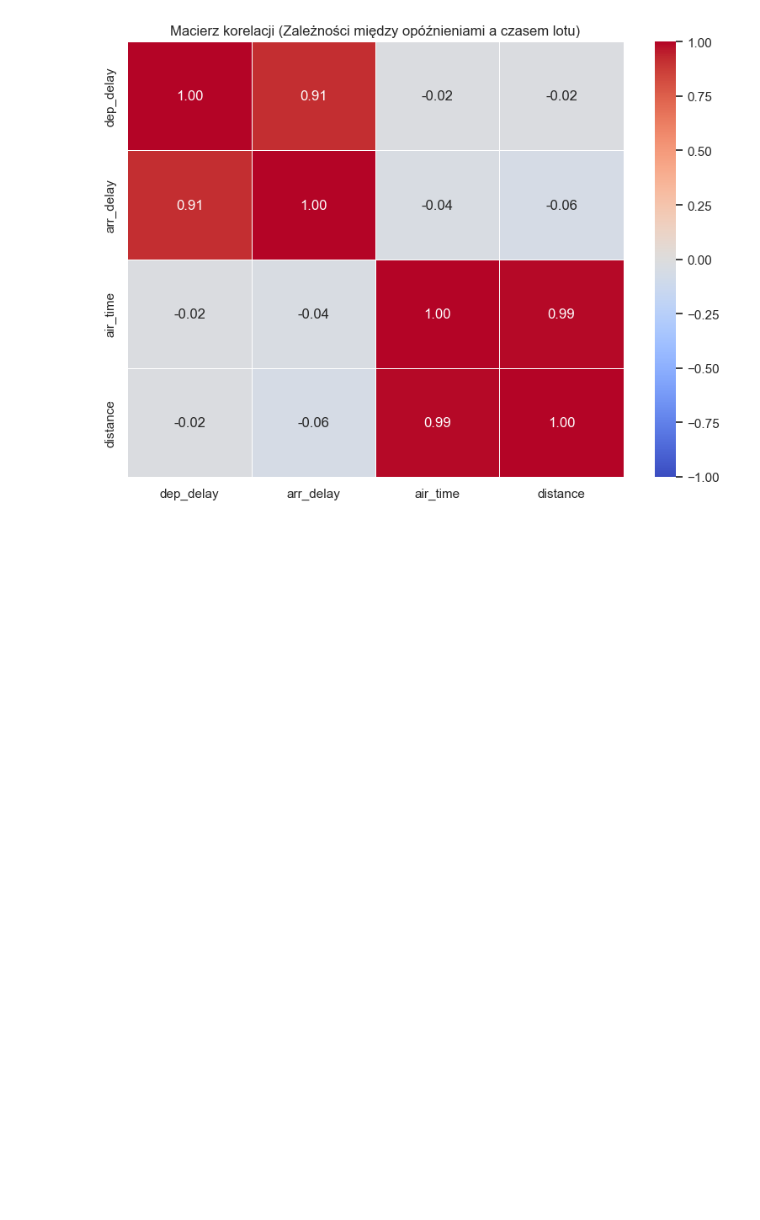
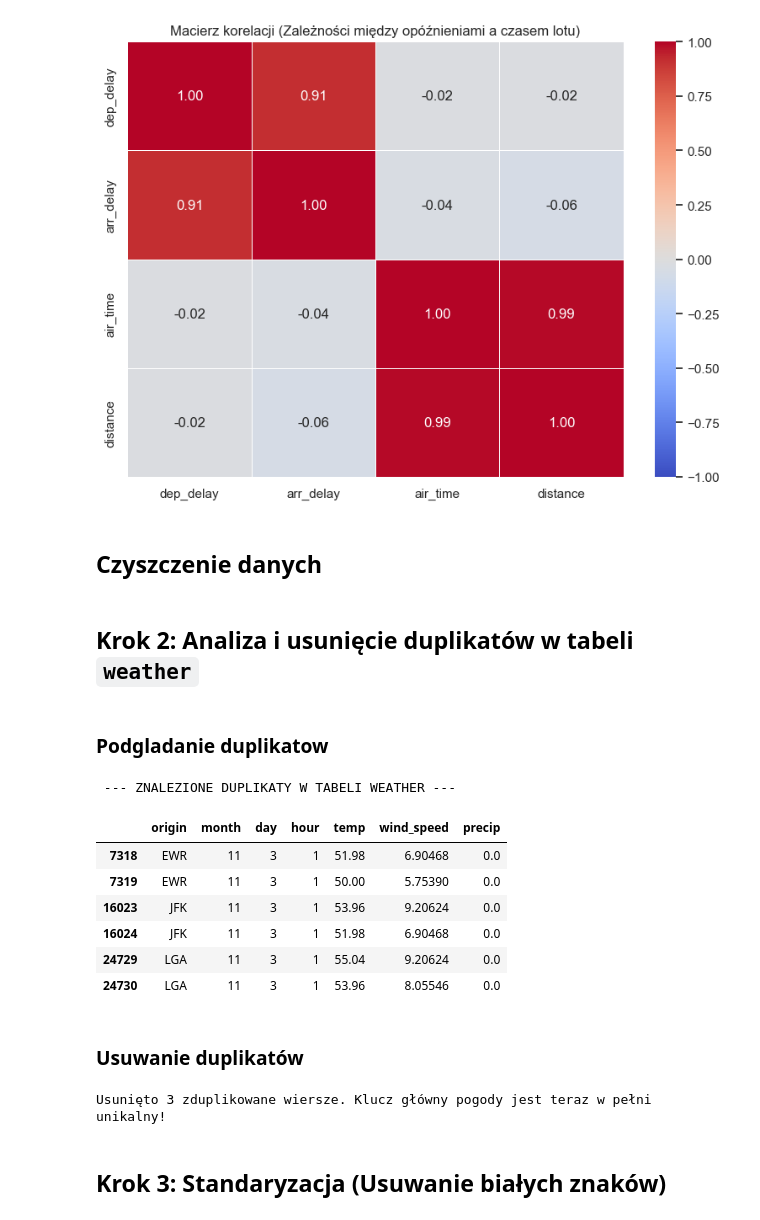
Before and after one commit to xShyen/KursZPythona, a Jupyter notebook: analiza.ipynb, the cells around one changed output. Drawn from its saved outputs; the diff is of its cells as text; code cells hidden in the pictures; blank space fills up the shorter version.

```diff
--- a/analiza.ipynb
+++ b/analiza.ipynb
@@ -348,3 +348,36 @@ plt.tight_layout()
 plt.show()
 # %% [output]
 [figure]
+# %% [markdown]
+## Czyszczenie danych
+# %% [markdown]
+## Krok 2: Analiza i usunięcie duplikatów w tabeli `weather`
+# %% [markdown]
+### Podgladanie duplikatow
+# %%
+klucze_pogody = ['origin', 'year', 'month', 'day', 'hour']
+maska_duplikatow = weather.duplicated(subset=klucze_pogody, keep=False)
+duplikaty_wiersze = weather[maska_duplikatow].sort_values(by=klucze_pogody)
+print(" --- ZNALEZIONE DUPLIKATY W TABELI WEATHER ---")
+display(duplikaty_wiersze[['origin', 'month', 'day', 'hour', 'temp', 'wind_speed', 'precip']])
+# %% [output]
+ --- ZNALEZIONE DUPLIKATY W TABELI WEATHER ---
+|  | origin | month | day | hour | temp | wind_speed | precip |
+| 7318 | EWR | 11 | 3 | 1 | 51.98 | 6.90468 | 0.0 |
+| 7319 | EWR | 11 | 3 | 1 | 50.00 | 5.75390 | 0.0 |
+| 16023 | JFK | 11 | 3 | 1 | 53.96 | 9.20624 | 0.0 |
+| 16024 | JFK | 11 | 3 | 1 | 51.98 | 6.90468 | 0.0 |
+| 24729 | LGA | 11 | 3 | 1 | 55.04 | 9.20624 | 0.0 |
+| 24730 | LGA | 11 | 3 | 1 | 53.96 | 8.05546 | 0.0 |
+# %% [markdown]
+### Usuwanie duplikatów
+# %%
+przed_czyszczeniem = len(weather)
+weather_clean = weather.drop_duplicates(subset=klucze_pogody, keep='first').copy()
+po_czyszczeniu = len(weather_clean)
+
+print(f"\nUsunięto {przed_czyszczeniem - po_czyszczeniu} zduplikowane wiersze. Klucz główny pogody jest teraz w pełni unikalny!")
+# %% [output]
+Usunięto 3 zduplikowane wiersze. Klucz główny pogody jest teraz w pełni unikalny!
+# %% [markdown]
+## Krok 3: Standaryzacja (Usuwanie białych znaków)
```
Also changed, not shown: parts of 7 cells of this notebook.
